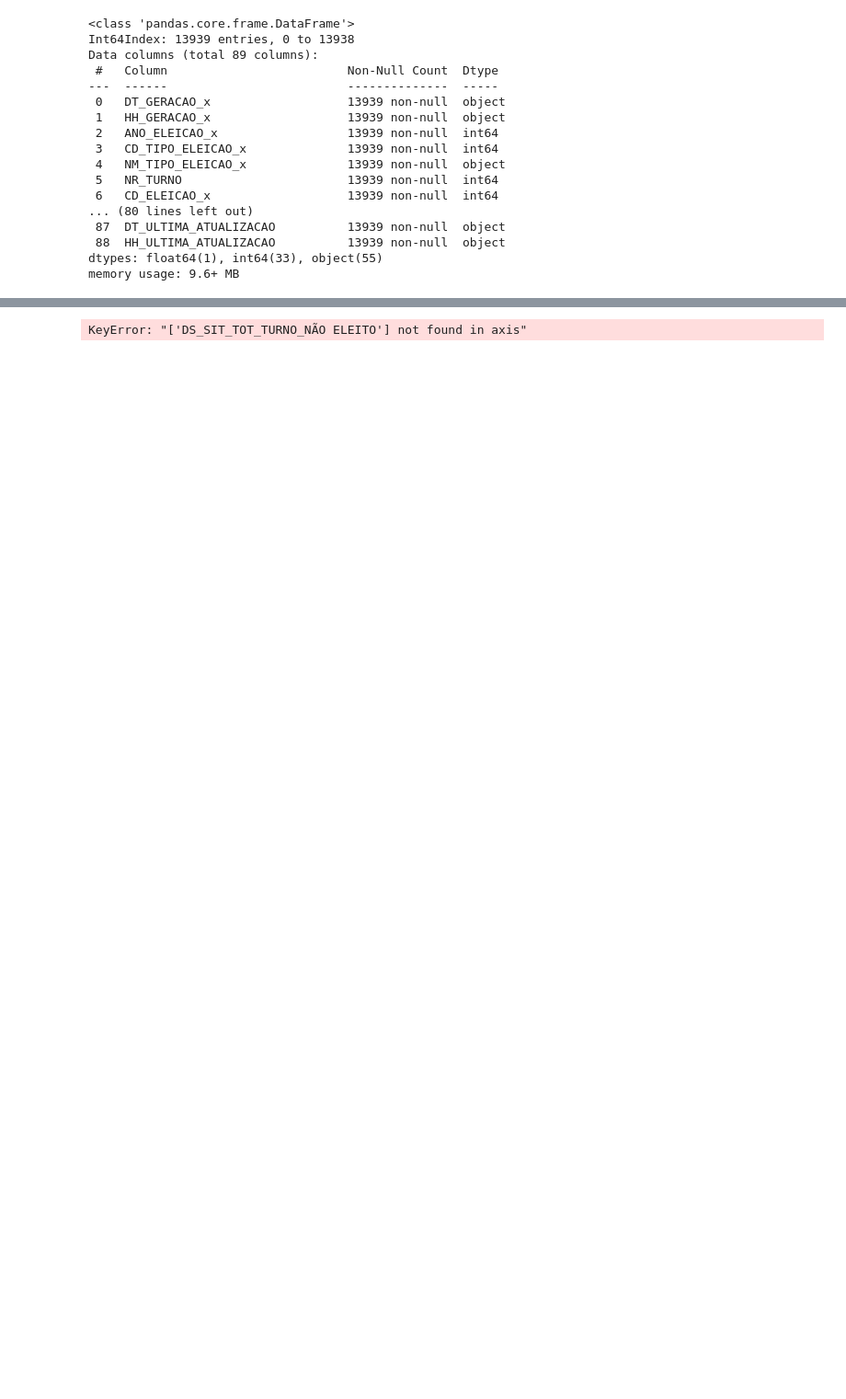
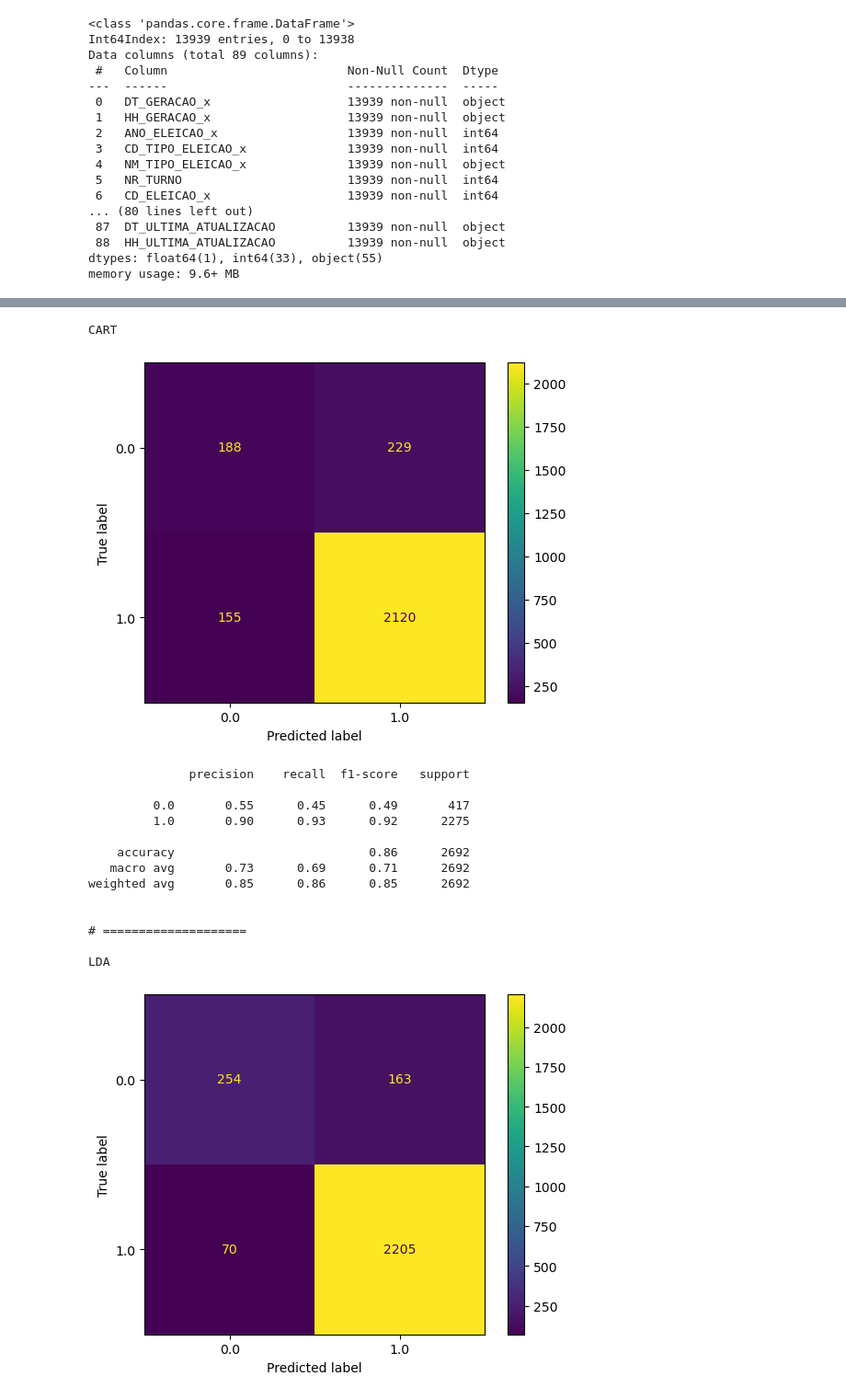
Before and after one commit to luc-zago/lets-code-machine-learning-i, a Jupyter notebook: notebook.ipynb, the cells around one changed output, grey strips where cells are left out. Shown at 92% size. Saved outputs shown, nothing was run; the diff lists cells and outputs as text; code cells hidden in the pictures; blank space fills up the shorter version.

```diff
--- a/notebook.ipynb
+++ b/notebook.ipynb
@@ -673,13 +920,3 @@ memory usage: 712.7+ KB
-# %%
-ocupacao_2022 = bens_consulta_2022['DS_OCUPACAO'].value_counts().rename_axis('DS_OCUPACAO').reset_index(name='counts')
-profissoes_com_menos_de_10_ocorrencias_2022 = ocupacao_2022[ocupacao_2022['counts'] < 10]
-profissoes_com_menos_de_10_ocorrencias_2022 = profissoes_com_menos_de_10_ocorrencias_2022.iloc[:, 0]
-
-bens_consulta_2022['DS_OCUPACAO'] = np.where(
-    bens_consulta_2022['DS_OCUPACAO'].isin(profissoes_com_menos_de_10_ocorrencias_2022),
-    'OUTROS',
-    bens_consulta_2022['DS_OCUPACAO']
-)
 # %%
 for regiao in regioes.keys():
     bens_consulta_2022['SG_UF_NASCIMENTO'] = np.where(
@@ -688,6 +925,10 @@ for regiao in regioes.keys():
         bens_consulta_2022['SG_UF_NASCIMENTO']
     )
 # %%
+bens_consulta_2022 = bens_consulta_2022.drop_duplicates()
+
+# Conferindo valores para identificar possíveis variáveis inexistentes em 2018
+
 for column in bens_consulta_2022.columns:
     if bens_consulta_2022[column].dtype == object:
         print(column)
@@ -714,16 +955,9 @@ Name: ST_REELEICAO, dtype: int64
 
 
 ------------------------------------------------
-# %%
-# Removendo valores inexistentes em 2018
-for column in ['NM_PARTIDO', 'DS_OCUPACAO']:
-    valores_coluna = set(bens_consulta_2022[column].tolist())
-    valores_coluna_2018 = set(bens_consulta_2018[column].tolist())
-    for valor in valores_coluna:
-        if valor not in valores_coluna_2018:
-            bens_consulta_2022 = bens_consulta_2022[bens_consulta_2022[column] != valor]
-
-bens_cand_2022 = bens_cand_2022[bens_cand_2022['DS_COR_RACA'] != 'NÃO INFORMADO']
+# %%
+# Removendo valor inexistente em 2018
+bens_consulta_2022 = bens_consulta_2022[bens_consulta_2022['DS_COR_RACA'] != 'NÃO INFORMADO']
 # %%
 bens_consulta_enc_2022 = bens_consulta_2022
 
@@ -759,18 +993,34 @@ memory usage: 1.2 MB
 # %%
 dados = bens_consulta_enc_2022.drop(columns=['DS_SIT_TOT_TURNO_NÃO ELEITO'])
+dados = dados[sorted(list(dados.columns.values))]
 alvo = bens_consulta_enc_2022['DS_SIT_TOT_TURNO_NÃO ELEITO']
 
-for nome, modelo in melhores_modelos:
+for nome, modelo in melhores_modelos_sem_partido_e_ocupacao:
     y_pred = modelo.predict(dados)
 
     print(nome)
     print('\n')
 
     ConfusionMatrixDisplay.from_predictions(alvo, y_pred)
     plt.show()
 
     print(classification_report(alvo, y_pred))
 
     print("\n# ====================\n")
 # %% [output]
-KeyError: "['DS_SIT_TOT_TURNO_NÃO ELEITO'] not found in axis"
+CART
+[figure, added]
+              precision    recall  f1-score   support
+
+         0.0       0.55      0.45      0.49       417
+         1.0       0.90      0.93      0.92      2275
+
+    accuracy                           0.86      2692
+   macro avg       0.73      0.69      0.71      2692
+weighted avg       0.85      0.86      0.85      2692
+
+
+# ====================
+
+LDA
+[figure, added]
```
Also changed, not shown: parts of 19 cells of this notebook.
